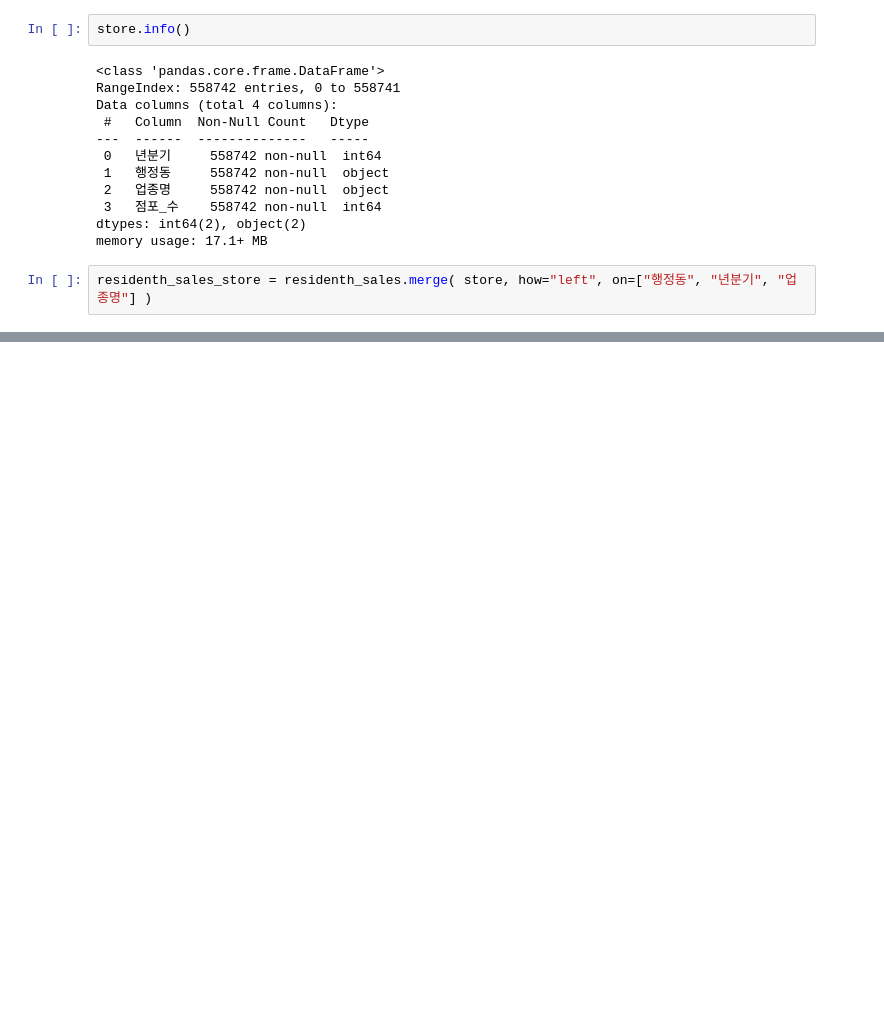
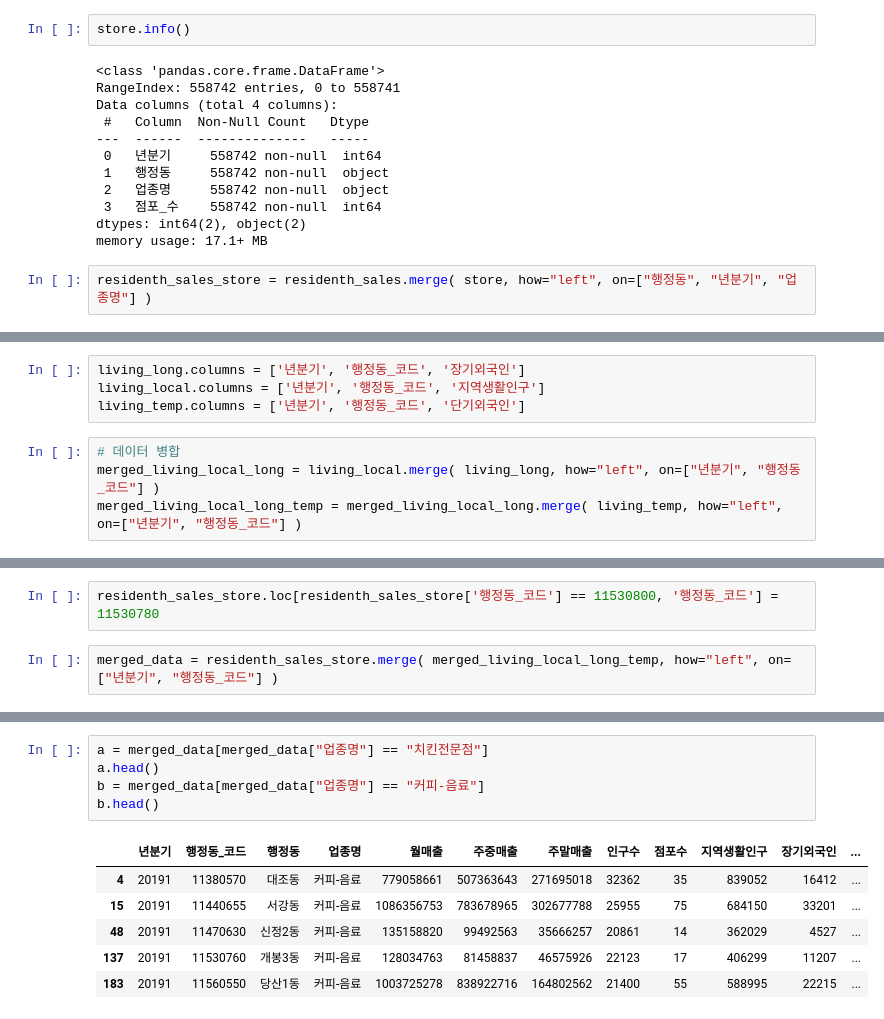
Before and after one commit to icehotcocoa/apt-project, a Jupyter notebook: oos/data_check.ipynb, the cells around one changed output, grey strips where cells are left out. Drawn from its saved outputs; the diff is of its cells as text; blank space fills up the shorter version.

```diff
--- a/oos/data_check.ipynb
+++ b/oos/data_check.ipynb
@@ -200,0 +334,8 @@ a.head(1)
+# %%
+living_long.columns = ['년분기', '행정동_코드', '장기외국인']
+living_local.columns = ['년분기', '행정동_코드', '지역생활인구']
+living_temp.columns = ['년분기', '행정동_코드', '단기외국인']
+# %%
+# 데이터 병합
+merged_living_local_long = living_local.merge( living_long, how="left", on=["년분기", "행정동_코드"] )
+merged_living_local_long_temp = merged_living_local_long.merge( living_temp, how="left", on=["년분기", "행정동_코드"] )
@@ -200,0 +358,4 @@ a.head(1)
+# %%
+residenth_sales_store.loc[residenth_sales_store['행정동_코드'] == 11530800, '행정동_코드'] = 11530780
+# %%
+merged_data = residenth_sales_store.merge( merged_living_local_long_temp, how="left", on=["년분기", "행정동_코드"] )
@@ -200,0 +384,12 @@ a.head(1)
+# %%
+a = merged_data[merged_data["업종명"] == "치킨전문점"]
+a.head()
+b = merged_data[merged_data["업종명"] == "커피-음료"]
+b.head()
+# %% [output]
+|  | 년분기 | 행정동_코드 | 행정동 | 업종명 | 월매출 | 주중매출 | 주말매출 | 인구수 | 점포수 | 지역생활인구 | 장기외국인 | ... |
+| 4 | 20191 | 11380570 | 대조동 | 커피-음료 | 779058661 | 507363643 | 271695018 | 32362 | 35 | 839052 | 16412 | ... |
+| 15 | 20191 | 11440655 | 서강동 | 커피-음료 | 1086356753 | 783678965 | 302677788 | 25955 | 75 | 684150 | 33201 | ... |
+| 48 | 20191 | 11470630 | 신정2동 | 커피-음료 | 135158820 | 99492563 | 35666257 | 20861 | 14 | 362029 | 4527 | ... |
+| 137 | 20191 | 11530760 | 개봉3동 | 커피-음료 | 128034763 | 81458837 | 46575926 | 22123 | 17 | 406299 | 11207 | ... |
+| 183 | 20191 | 11560550 | 당산1동 | 커피-음료 | 1003725278 | 838922716 | 164802562 | 21400 | 55 | 588995 | 22215 | ... |
```
Also changed, not shown: parts of 38 cells of this notebook, 19 other files.
